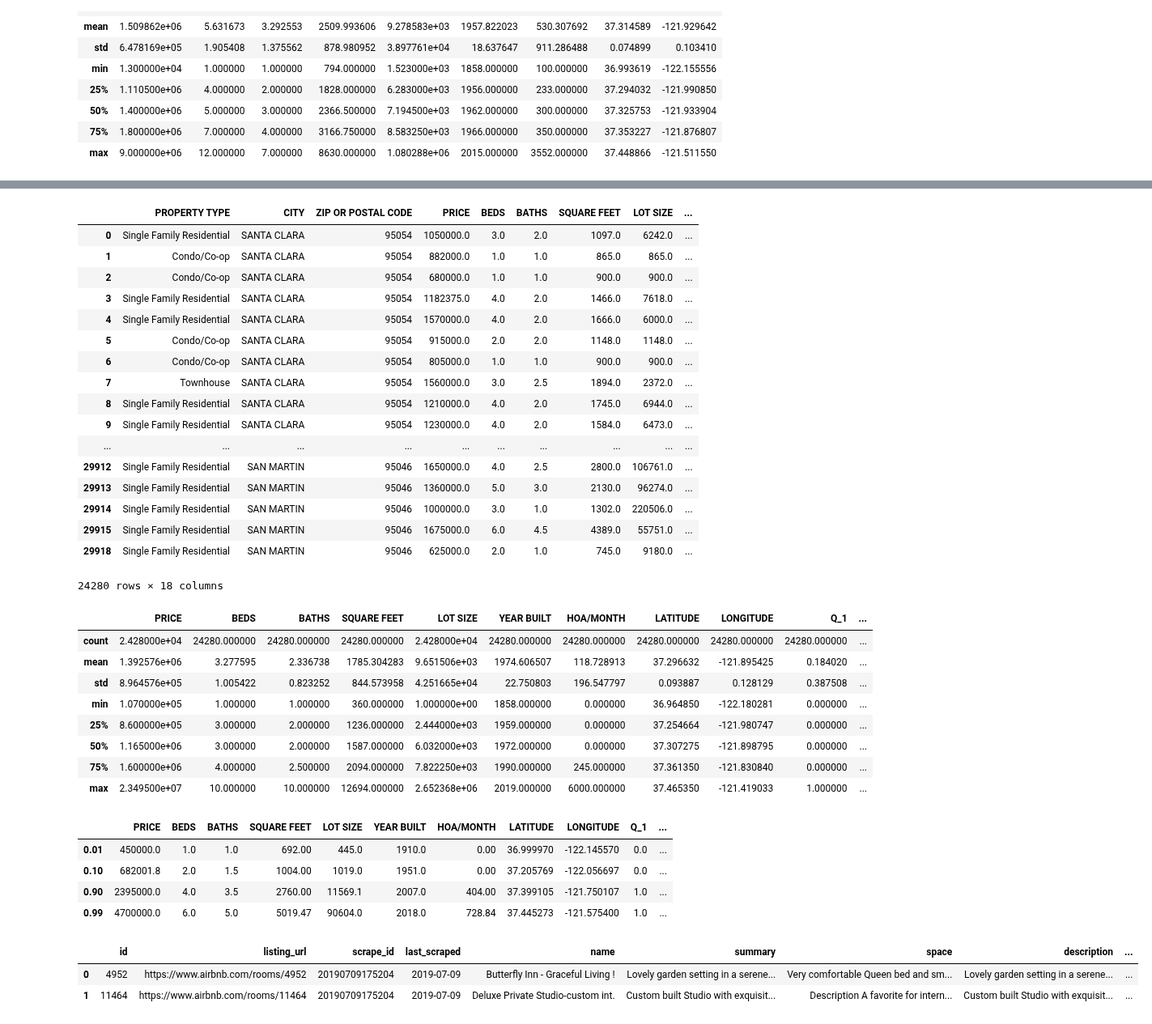
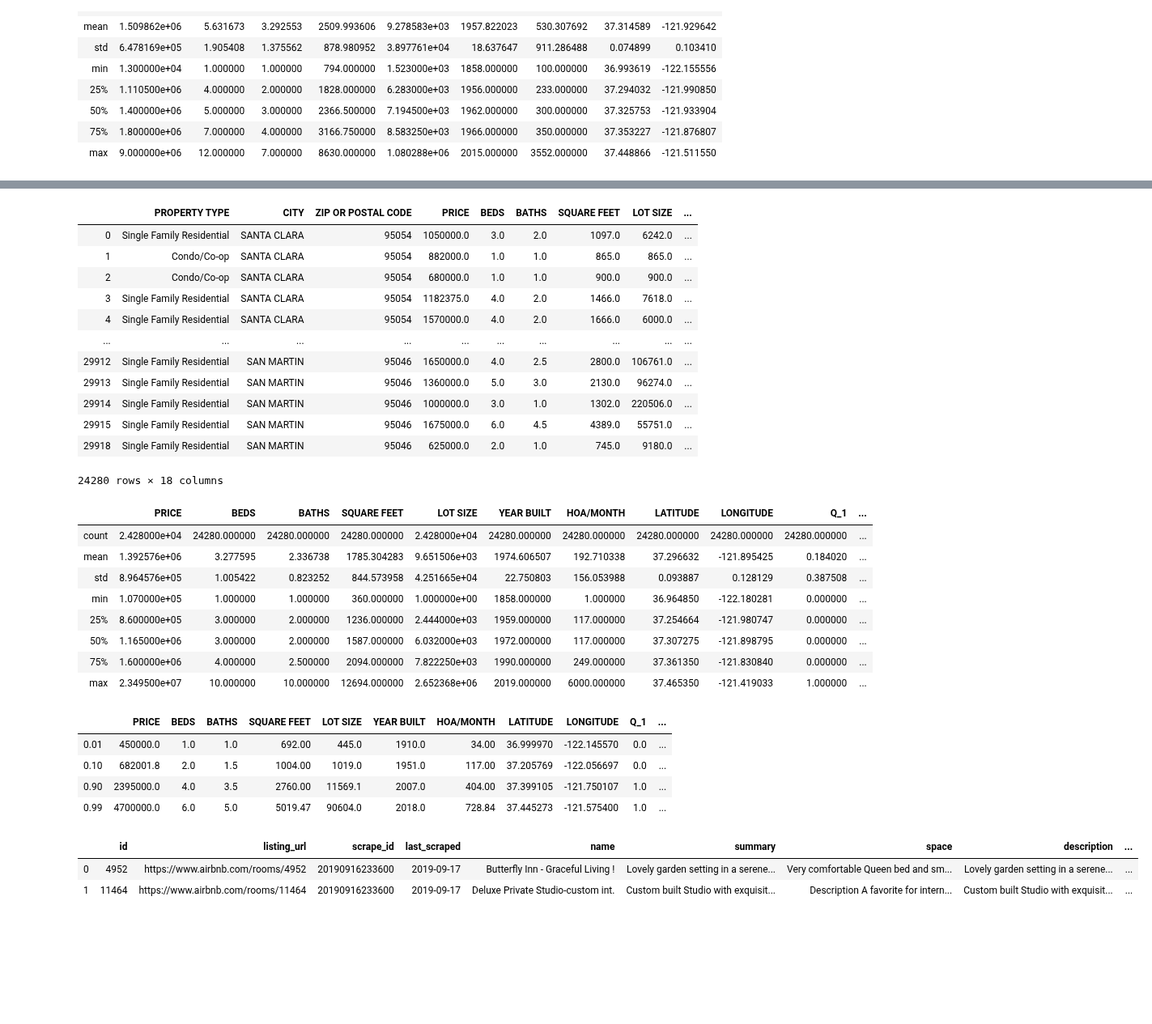
Before and after one commit to Armclimber/Projects, a Jupyter notebook: Data Wrangling.ipynb, the cells around one changed output, grey strips where cells are left out. Shown at 81% size. Saved outputs shown, nothing was run; the diff lists cells and outputs as text; code cells hidden in the pictures; blank space fills up the shorter version.

```diff
--- a/Data Wrangling.ipynb
+++ b/Data Wrangling.ipynb
@@ -2,8 +2,8 @@
 import pandas as pd
 import numpy as np
 # %%
-data_path = "C:/Users/armcl/Python/Springboard_Cap1/Data/" #Home
-#data_path = "C:/Users/yyzhao/python/Springboard/Capstone1/Data/" #Work
+#data_path = "C:/Users/armcl/Python/Springboard_Cap1/Data/" #Home
+data_path = "C:/Users/yyzhao/python/Springboard/Capstone1/Data/" #Work
 # %%
 #Read Redfin data
 redfin = pd.read_csv(data_path + "Redfin/Santa_Clara_County.csv")
@@ -238,11 +215,6 @@ redfin_filtered
 | 2 | Condo/Co-op | SANTA CLARA | 95054 | 680000.0 | 1.0 | 1.0 | 900.0 | 900.0 | ... |
 | 3 | Single Family Residential | SANTA CLARA | 95054 | 1182375.0 | 4.0 | 2.0 | 1466.0 | 7618.0 | ... |
 | 4 | Single Family Residential | SANTA CLARA | 95054 | 1570000.0 | 4.0 | 2.0 | 1666.0 | 6000.0 | ... |
-| 5 | Condo/Co-op | SANTA CLARA | 95054 | 915000.0 | 2.0 | 2.0 | 1148.0 | 1148.0 | ... |
-| 6 | Condo/Co-op | SANTA CLARA | 95054 | 805000.0 | 1.0 | 1.0 | 900.0 | 900.0 | ... |
-| 7 | Townhouse | SANTA CLARA | 95054 | 1560000.0 | 3.0 | 2.5 | 1894.0 | 2372.0 | ... |
-| 8 | Single Family Residential | SANTA CLARA | 95054 | 1210000.0 | 4.0 | 2.0 | 1745.0 | 6944.0 | ... |
-| 9 | Single Family Residential | SANTA CLARA | 95054 | 1230000.0 | 4.0 | 2.0 | 1584.0 | 6473.0 | ... |
 | ... | ... | ... | ... | ... | ... | ... | ... | ... | ... |
 | 29912 | Single Family Residential | SAN MARTIN | 95046 | 1650000.0 | 4.0 | 2.5 | 2800.0 | 106761.0 | ... |
 | 29913 | Single Family Residential | SAN MARTIN | 95046 | 1360000.0 | 5.0 | 3.0 | 2130.0 | 96274.0 | ... |
@@ -255,48 +227,48 @@ redfin_filtered.describe()
 # %% [output]
 |  | PRICE | BEDS | BATHS | SQUARE FEET | LOT SIZE | YEAR BUILT | HOA/MONTH | LATITUDE | LONGITUDE | Q_1 | ... |
 | count | 2.428000e+04 | 24280.000000 | 24280.000000 | 24280.000000 | 2.428000e+04 | 24280.000000 | 24280.000000 | 24280.000000 | 24280.000000 | 24280.000000 | ... |
-| mean | 1.392576e+06 | 3.277595 | 2.336738 | 1785.304283 | 9.651506e+03 | 1974.606507 | 118.728913 | 37.296632 | -121.895425 | 0.184020 | ... |
-| std | 8.964576e+05 | 1.005422 | 0.823252 | 844.573958 | 4.251665e+04 | 22.750803 | 196.547797 | 0.093887 | 0.128129 | 0.387508 | ... |
-| min | 1.070000e+05 | 1.000000 | 1.000000 | 360.000000 | 1.000000e+00 | 1858.000000 | 0.000000 | 36.964850 | -122.180281 | 0.000000 | ... |
-| 25% | 8.600000e+05 | 3.000000 | 2.000000 | 1236.000000 | 2.444000e+03 | 1959.000000 | 0.000000 | 37.254664 | -121.980747 | 0.000000 | ... |
-| 50% | 1.165000e+06 | 3.000000 | 2.000000 | 1587.000000 | 6.032000e+03 | 1972.000000 | 0.000000 | 37.307275 | -121.898795 | 0.000000 | ... |
-| 75% | 1.600000e+06 | 4.000000 | 2.500000 | 2094.000000 | 7.822250e+03 | 1990.000000 | 245.000000 | 37.361350 | -121.830840 | 0.000000 | ... |
+| mean | 1.392576e+06 | 3.277595 | 2.336738 | 1785.304283 | 9.651506e+03 | 1974.606507 | 192.710338 | 37.296632 | -121.895425 | 0.184020 | ... |
+| std | 8.964576e+05 | 1.005422 | 0.823252 | 844.573958 | 4.251665e+04 | 22.750803 | 156.053988 | 0.093887 | 0.128129 | 0.387508 | ... |
+| min | 1.070000e+05 | 1.000000 | 1.000000 | 360.000000 | 1.000000e+00 | 1858.000000 | 1.000000 | 36.964850 | -122.180281 | 0.000000 | ... |
+| 25% | 8.600000e+05 | 3.000000 | 2.000000 | 1236.000000 | 2.444000e+03 | 1959.000000 | 117.000000 | 37.254664 | -121.980747 | 0.000000 | ... |
+| 50% | 1.165000e+06 | 3.000000 | 2.000000 | 1587.000000 | 6.032000e+03 | 1972.000000 | 117.000000 | 37.307275 | -121.898795 | 0.000000 | ... |
+| 75% | 1.600000e+06 | 4.000000 | 2.500000 | 2094.000000 | 7.822250e+03 | 1990.000000 | 249.000000 | 37.361350 | -121.830840 | 0.000000 | ... |
 | max | 2.349500e+07 | 10.000000 | 10.000000 | 12694.000000 | 2.652368e+06 | 2019.000000 | 6000.000000 | 37.465350 | -121.419033 | 1.000000 | ... |
 # %%
 #Check the 1st, 10th, 90th, and 99th percentiles see if any outliers
 redfin_filtered.quantile([.01, .1, .9, .99])
 # %% [output]
 |  | PRICE | BEDS | BATHS | SQUARE FEET | LOT SIZE | YEAR BUILT | HOA/MONTH | LATITUDE | LONGITUDE | Q_1 | ... |
-| 0.01 | 450000.0 | 1.0 | 1.0 | 692.00 | 445.0 | 1910.0 | 0.00 | 36.999970 | -122.145570 | 0.0 | ... |
-| 0.10 | 682001.8 | 2.0 | 1.5 | 1004.00 | 1019.0 | 1951.0 | 0.00 | 37.205769 | -122.056697 | 0.0 | ... |
+| 0.01 | 450000.0 | 1.0 | 1.0 | 692.00 | 445.0 | 1910.0 | 34.00 | 36.999970 | -122.145570 | 0.0 | ... |
+| 0.10 | 682001.8 | 2.0 | 1.5 | 1004.00 | 1019.0 | 1951.0 | 117.00 | 37.205769 | -122.056697 | 0.0 | ... |
 | 0.90 | 2395000.0 | 4.0 | 3.5 | 2760.00 | 11569.1 | 2007.0 | 404.00 | 37.399105 | -121.750107 | 1.0 | ... |
 | 0.99 | 4700000.0 | 6.0 | 5.0 | 5019.47 | 90604.0 | 2018.0 | 728.84 | 37.445273 | -121.575400 | 1.0 | ... |
 # %%
 #Read Airbnb data
 #Dictionary: https://rstudio-pubs-static.s3.amazonaws.com/365075_ec9ebe4da4cc465ba9beaef25cda6bad.html
 
-airbnb = pd.read_csv(data_path + "Airbnb/Santa Clara/listings.csv")
+airbnb = pd.read_csv(data_path + "Airbnb/Santa Clara/listings.csv", encoding='utf8')
 
 pd.set_option('display.max_columns', None)
 airbnb.head(2)
 #Columns removed:listing_url, scrape_id, name, summary, space, description, experiences_offered(all none), neighborhood_overview,
 #                notes, transit, access, interaction, house_rules, thumbnail_url, medium_url, picture_url, xl_picture_url,
 #                host_id, host_url, host_name, host_location, host_about, host_acceptance_rate, host_thumbnail_url,
 #                host_picture_url, host_neighborhood, host_total_listings_count, host_verifications, neighbourhood_group_cleansed,
 #                market, smart_location, country_code, country, is_location_exact, 'has_availability', 'calendar_last_scraped',
 #                requires_license, license, jurisdiction_names, is_business_travel_ready
 
 #for some of the texts, might be worth extracting some new features? like no-smoking
 #Link the calendar table for seaonal adjusted prices?
 #min-min (calendar?)
 #availability could be because the host doens't want to list it
 
 #How to deal with observations with missing host responste time and rate?
 #city seems to be the best quality feature among other similar ones
 # %% [output]
 |  | id | listing_url | scrape_id | last_scraped | name | summary | space | description | ... |
-| 0 | 4952 | https://www.airbnb.com/rooms/4952 | 20190709175204 | 2019-07-09 | Butterfly Inn - Graceful Living ! | Lovely garden setting in a serene... | Very comfortable Queen bed and sm... | Lovely garden setting in a serene... | ... |
-| 1 | 11464 | https://www.airbnb.com/rooms/11464 | 20190709175204 | 2019-07-09 | Deluxe Private Studio-custom int. | Custom built Studio with exquisit... | Description A favorite for intern... | Custom built Studio with exquisit... | ... |
+| 0 | 4952 | https://www.airbnb.com/rooms/4952 | 20190916233600 | 2019-09-17 | Butterfly Inn - Graceful Living ! | Lovely garden setting in a serene... | Very comfortable Queen bed and sm... | Lovely garden setting in a serene... | ... |
+| 1 | 11464 | https://www.airbnb.com/rooms/11464 | 20190916233600 | 2019-09-17 | Deluxe Private Studio-custom int. | Custom built Studio with exquisit... | Description A favorite for intern... | Custom built Studio with exquisit... | ... |
 # %%
 #Keep the relevant columns
 airbnb = airbnb[['id', 'last_scraped', 'host_since', 'host_response_time', 'host_response_rate', 'host_is_superhost',
```
Also changed, not shown: parts of 16 cells of this notebook.
